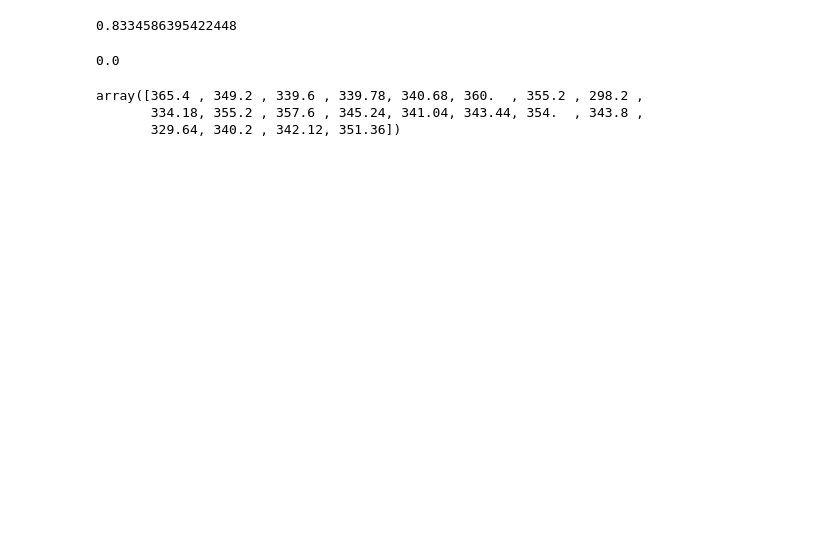
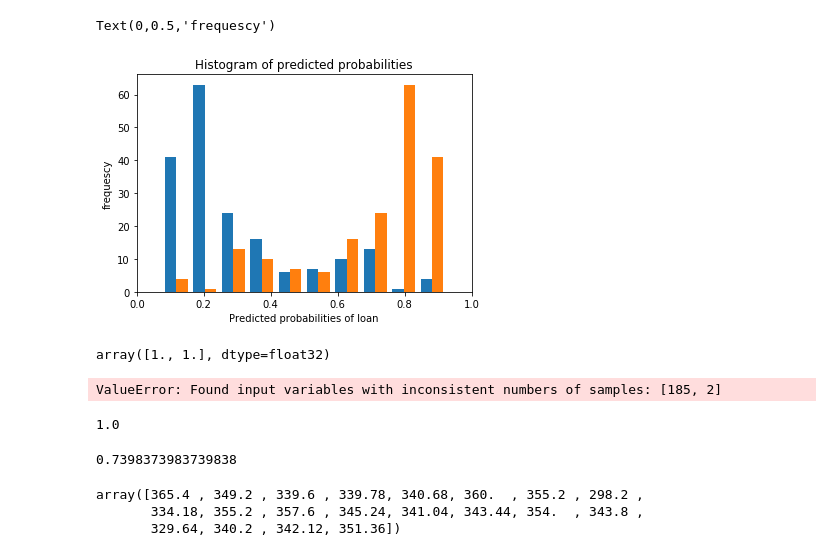
Before and after one commit to lokesh1233/prediction, a Jupyter notebook: notebooks/pre_model.ipynb, the cells around one changed output. Cells and saved outputs as stored; diff of their text form; code cells hidden in the pictures; blank space fills up the shorter version.

Commit message:
classification matrix

```diff
--- a/notebooks/pre_model.ipynb
+++ b/notebooks/pre_model.ipynb
@@ -25,9 +26,15 @@ data_preprocess = data_preprocess[['Gender', 'Married', 'Dependents', 'Education
 # data_preprocess.reset_index(inplace=True)
 data_preprocess["Married"] = data_preprocess["Married"].apply(lambda x: 1 if x == 'Yes' else 0)
 data_preprocess["Education"] = data_preprocess["Education"].apply(lambda x: 1 if x == 'Graduate' else 0)
-data_preprocess["Self_Employed"]  = data_preprocess["Self_Employed"].apply(lambda x: 1 if x == 'No' else 0)
+data_preprocess["Self_Employed"]  = data_preprocess["Self_Employed"].apply(lambda x: 1 if x == 'Yes' else 0)
 data_preprocess["Gender"] = data_preprocess["Gender"].apply(lambda x: 1 if x == 'Male' else 0)
 data_preprocess["Dependents"] = data_preprocess["Dependents"].apply(lambda x: 3 if x == '3+' else int(x))
+trn_data = pd.get_dummies(data_preprocess.loc[:,:'Property_Area'])
+# %%
+trn_data.head()
+# df.head()
+index_X = df.Loan_Status[df.Loan_Status == 'X'].index
+index_YN = df.Loan_Status[df.Loan_Status != 'X'].index
 # %%
 # df[['Gender', 'Married',
 #        'Dependents', 'Education', 'Self_Employed', 'ApplicantIncome',
@@ -40,4 +47,8 @@ data_preprocess["Dependents"] = data_preprocess["Dependents"].apply(lambda x: 3
 # loan_term_df = df[['Loan_Amount_Term', 'ApplicantIncome', 'LoanAmount', 'Credit_History']]
 
 # data_preprocess["Loan_Status"].values
-trn_data = pd.get_dummies(data_preprocess.loc[:,:'Property_Area'])
+
+# data_preprocess.info()
+
+taget_Var = df["Loan_Status"].iloc[index_YN].apply(lambda x: 1 if x == 'Y' else 0)
+X_train, X_test, y_train, y_test = train_test_split(trn_data.iloc[index_YN].values, df["Loan_Status"].iloc[index_YN],  test_size=0.3, random_state= 24)
@@ -88,7 +66,8 @@ memory usage: 37.5 KB
 # %%
-X_train, X_test, y_train, y_test = train_test_split(data_trn.loc[:,"ApplicantIncome":].values, data_trn["Loan_Amount_Term"].values,  test_size=0.01, random_state= 24)
-xgbRer = XGBRegressor(learning_rate=0.1, n_estimators=1000, reg_lambda=0.1, random_state=24, booster="gblinear")
+# X_train, X_test, y_train, y_test = train_test_split(trn_data.loc[:,"ApplicantIncome":].values, data_trn["Loan_Amount_Term"].values,  test_size=0.01, random_state= 24)
+xgbRer = XGBClassifier(learning_rate=0.02, n_estimators=300, random_state=42, booster="gbtree", n_jobs=1000)
 xgbRer.fit(X_train, y_train)
 print(xgbRer.score(X_train, y_train))
+y_pred = xgbRer.predict(X_test)
 xgbRer.score(X_test, y_test)
 # %% [output]
@@ -96,0 +124,13 @@ xgbRer.score(X_test, y_test)
+# %%
+# store the predicted probabilities for class 1
+y_pred_prob = xgbRer.predict_proba(X_test)
+
+plt.hist(y_pred_prob)
+
+plt.xlim(0,1)
+plt.title("Histogram of predicted probabilities")
+plt.xlabel("Predicted probabilities of loan")
+plt.ylabel("frequescy")
+# %% [output]
+Text(0,0.5,'frequescy')
+[figure, added]
@@ -97,11 +143,19 @@ xgbRer.score(X_test, y_test)
+# %%
+y_pred_class
+# %% [output]
+array([1., 1.], dtype=float32)
+# %%
+confusion_matrix(y_test, y_pred_class)
+# %% [output]
+ValueError: Found input variables with inconsistent numbers of samples: [185, 2]
 # %%
-lrr = RandomForestRegressor(n_estimators=100, criterion="mse", min_samples_split=2, n_jobs=1000)
+lrr = RandomForestClassifier(n_estimators=100, min_samples_split=2, n_jobs=1000)
 lrr.fit(X_train, y_train)
 print(lrr.score(X_train, y_train))
 lrr.score(X_test, y_test)
 # %% [output]
-0.8334586395422448
+1.0
-0.0
+0.7398373983739838
 # %%
 # df['Loan_Amount_Term'].plot()
 # plt.show()
```
Also changed, not shown: parts of 13 cells of this notebook.
